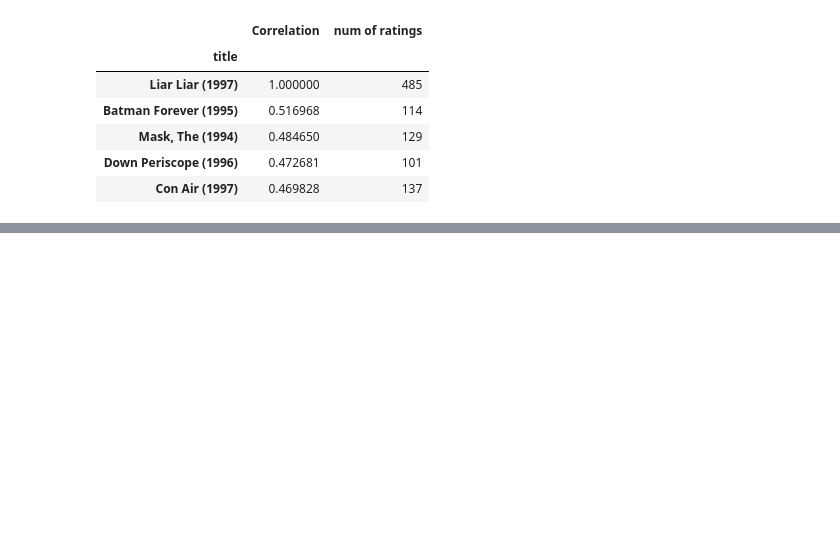
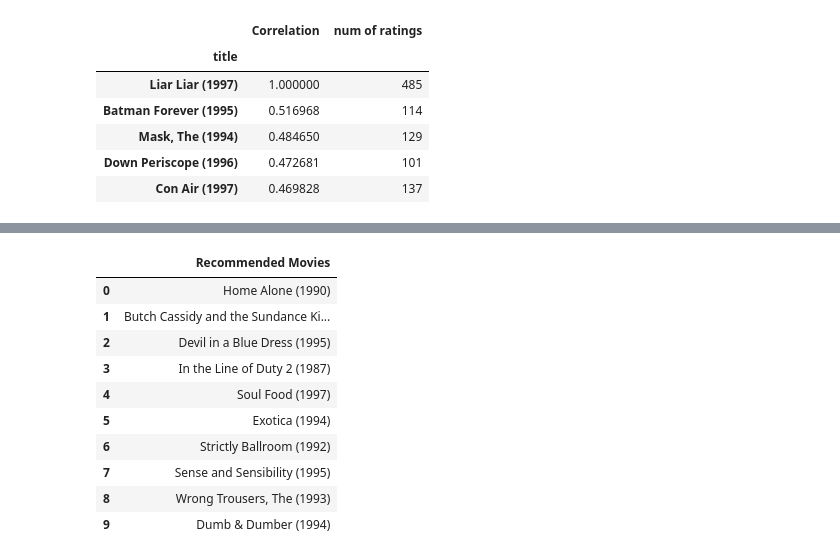
Before and after one commit to donaelizabeth500/movie_recommendation, a Jupyter notebook: solution/Data Cleaning and Modeling.ipynb, the cells around one changed output, grey strips where cells are left out. Cells and saved outputs as stored; diff of their text form; code cells hidden in the pictures; blank space fills up the shorter version.

```diff
--- a/solution/Data Cleaning and Modeling.ipynb
+++ b/solution/Data Cleaning and Modeling.ipynb
@@ -241,3 +258,55 @@ corr_liarliar[corr_liarliar['num of ratings']>100].sort_values('Correlation',asc
+# %%
+# Pivot the data to create a user-item matrix
+ratings_matrix = df.pivot(index='user_id', columns='item_id', values='rating').fillna(0)
+
+# Normalize the ratings matrix
+scaler = MinMaxScaler()
+ratings_matrix_scaled = scaler.fit_transform(ratings_matrix)
+
+# Create a dictionary mapping item IDs to their titles
+item_titles = dict(zip(df['item_id'], df['title']))
+
+# Factorize the ratings matrix using truncated SVD
+svd = TruncatedSVD(n_components=50, random_state=42)
+ratings_matrix_svd = svd.fit_transform(ratings_matrix_scaled)
+
+# Calculate the cosine similarity matrix
+cosine_sim = cosine_similarity(ratings_matrix_svd)
+# %%
+# Function to recommend movies based on user input
+def recommend_movies(user_id, num_recommendations):
+    # Get the cosine similarity scores for the user
+    user_cosine_sim = cosine_sim[user_id-1]
+
+    # Get the indices of the top recommended movies
+    top_movies_idx = user_cosine_sim.argsort()[::-1][:num_recommendations]
+
+    # Get the movie IDs of the top recommended movies
+    recommendations = list(ratings_matrix.columns[top_movies_idx])
+
+    return recommendations
+# %%
+# Example usage
+recommendations = recommend_movies(94, 10)
+# %%
+recommended_movie = []
+for i in recommendations:
+    recommended_movie.append(item_titles[i])
+# %%
+recommended_movie = pd.DataFrame(recommended_movie,columns=['Recommended Movies'])
+recommended_movie
+# %% [output]
+|  | Recommended Movies |
+| 0 | Home Alone (1990) |
+| 1 | Butch Cassidy and the Sundance Ki... |
+| 2 | Devil in a Blue Dress (1995) |
+| 3 | In the Line of Duty 2 (1987) |
+| 4 | Soul Food (1997) |
+| 5 | Exotica (1994) |
+| 6 | Strictly Ballroom (1992) |
+| 7 | Sense and Sensibility (1995) |
+| 8 | Wrong Trousers, The (1993) |
+| 9 | Dumb & Dumber (1994) |
 # %%
 pip list
 # %% [output]
```
Also changed, not shown: parts of 5 cells of this notebook, 3 other files.
